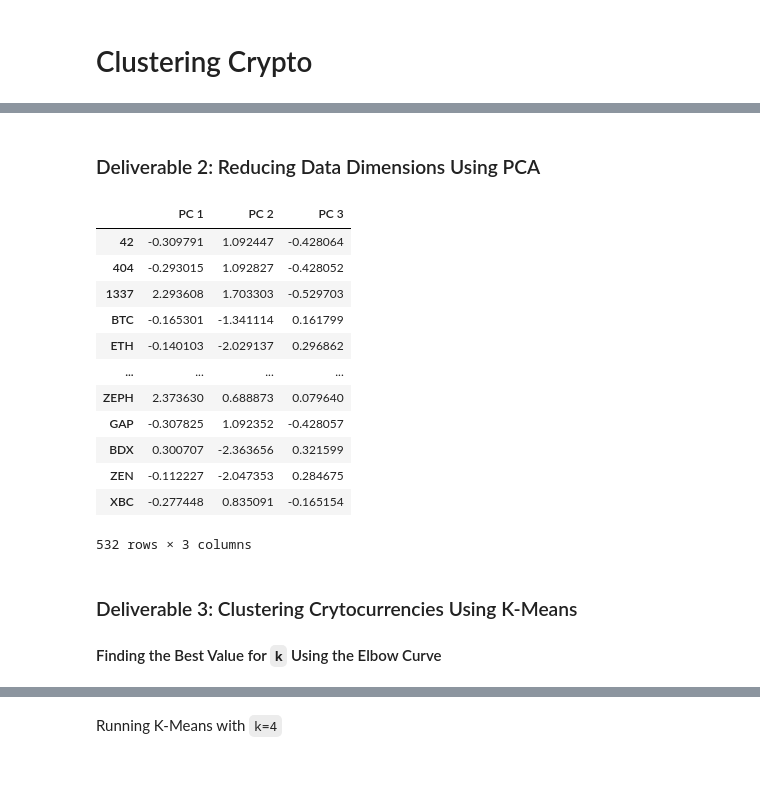
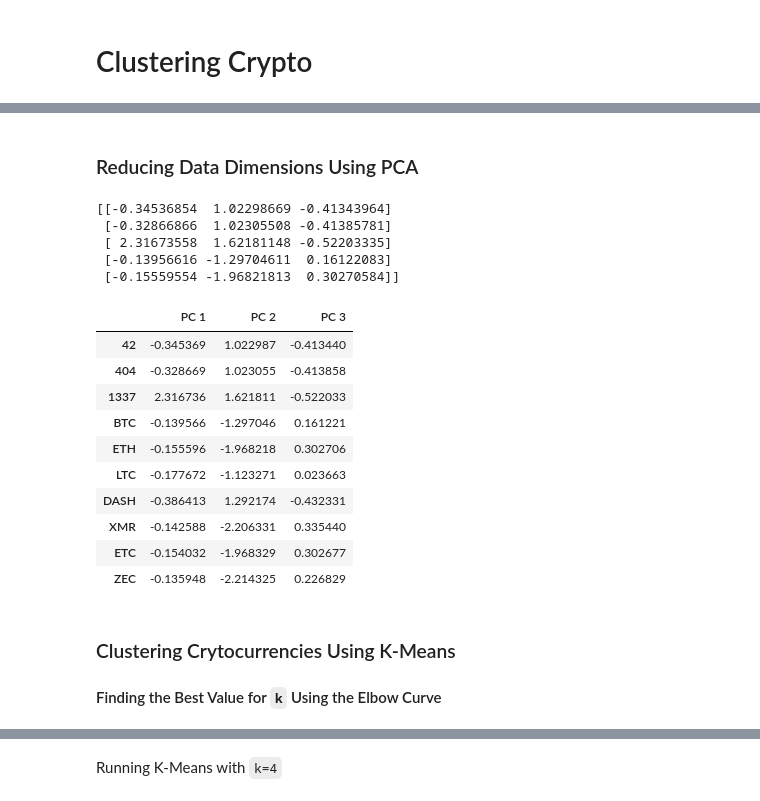
Before and after one commit to LJD0/Cryptocurrency_Clustering, a Jupyter notebook: crypto_clustering.ipynb, the cells around one changed output, grey strips where cells are left out. Cells and saved outputs as stored; diff of their text form; code cells hidden in the pictures; blank space fills up the shorter version.

```diff
--- a/crypto_clustering.ipynb
+++ b/crypto_clustering.ipynb
@@ -38,4 +33,0 @@ crypto_df = crypto_df.drop(columns=['IsTrading'])
-# %%
-# Remove rows that have at least 1 null value.
-
-crypto_df = crypto_df.dropna()
@@ -45,0 +34,16 @@ crypto_df= crypto_df[crypto_df['TotalCoinsMined']>0]
+# %%
+# Format the dataframe
+
+# Keep all the cryptocurrencies that are being traded.
+crypto_df = crypto_df[crypto_df['IsTrading'] == True]
+
+# Remove the "IsTrading" column.
+crypto_df.drop(columns=['IsTrading'], inplace=True)
+
+# Remove rows that have at least 1 null value.
+crypto_df.dropna(inplace=True)
+
+# Keep the rows where coins are mined.
+crypto_df = crypto_df[crypto_df['TotalCoinsMined'] > 0]
+
+crypto_df.head(10)
@@ -65,4 +78,3 @@ crypto_name_df
 # %%
 # Drop the 'CoinName' column since it's not going to be used on the clustering algorithm.
-crypto_df = crypto_df.drop(columns=['CoinName'])
-crypto_df
+crypto_df.drop(columns=['CoinName'], inplace=True)
@@ -83,6 +81,6 @@ crypto_df
 # %%
 # Use get_dummies() to create variables for text features.
-X = pd.get_dummies(crypto_df[['Algorithm', 'ProofType']])
-X = crypto_df[['TotalCoinsMined','TotalCoinSupply']].join(X)
-X
+X = pd.get_dummies(crypto_df, columns=['Algorithm', 'ProofType'])
+display(X.shape)
+X.head(10)
 # %% [output]
@@ -121,29 +122,36 @@ array([[-0.11710817, -0.1528703 , -0.0433963 , ..., -0.0433963 ,
 # %% [markdown]
-### Deliverable 2: Reducing Data Dimensions Using PCA
+### Reducing Data Dimensions Using PCA
 # %%
 # Using PCA to reduce dimension to three principal components.
 pca = PCA(n_components=3)
 crypto_pca = pca.fit_transform(X_scaled)
+print(crypto_pca[:5])
+# %% [output]
+[[-0.34536854  1.02298669 -0.41343964]
+ [-0.32866866  1.02305508 -0.41385781]
+ [ 2.31673558  1.62181148 -0.52203335]
+ [-0.13956616 -1.29704611  0.16122083]
+ [-0.15559554 -1.96821813  0.30270584]]
 # %%
 # Create a DataFrame with the three principal components.
-pcs_df = pd.DataFrame(crypto_pca,columns=['PC 1','PC 2','PC 3'],index=crypto_name_df.index)
-pcs_df
+pcs_df = pd.DataFrame(
+    data=crypto_pca, columns=['PC 1', 'PC 2', 'PC 3'], index=crypto_df.index
+)
+pcs_df.head(10)
 # %% [output]
 |  | PC 1 | PC 2 | PC 3 |
-| 42 | -0.309791 | 1.092447 | -0.428064 |
-| 404 | -0.293015 | 1.092827 | -0.428052 |
-| 1337 | 2.293608 | 1.703303 | -0.529703 |
-| BTC | -0.165301 | -1.341114 | 0.161799 |
-| ETH | -0.140103 | -2.029137 | 0.296862 |
-| ... | ... | ... | ... |
-| ZEPH | 2.373630 | 0.688873 | 0.079640 |
-| GAP | -0.307825 | 1.092352 | -0.428057 |
-| BDX | 0.300707 | -2.363656 | 0.321599 |
-| ZEN | -0.112227 | -2.047353 | 0.284675 |
-| XBC | -0.277448 | 0.835091 | -0.165154 |
+| 42 | -0.345369 | 1.022987 | -0.413440 |
+| 404 | -0.328669 | 1.023055 | -0.413858 |
+| 1337 | 2.316736 | 1.621811 | -0.522033 |
+| BTC | -0.139566 | -1.297046 | 0.161221 |
+| ETH | -0.155596 | -1.968218 | 0.302706 |
+| LTC | -0.177672 | -1.123271 | 0.023663 |
+| DASH | -0.386413 | 1.292174 | -0.432331 |
+| XMR | -0.142588 | -2.206331 | 0.335440 |
+| ETC | -0.154032 | -1.968329 | 0.302677 |
+| ZEC | -0.135948 | -2.214325 | 0.226829 |
-532 rows × 3 columns
 # %% [markdown]
-### Deliverable 3: Clustering Crytocurrencies Using K-Means
+### Clustering Crytocurrencies Using K-Means
 
 #### Finding the Best Value for `k` Using the Elbow Curve
 # %%
```
Also changed, not shown: parts of 24 cells of this notebook, 15 other files.
